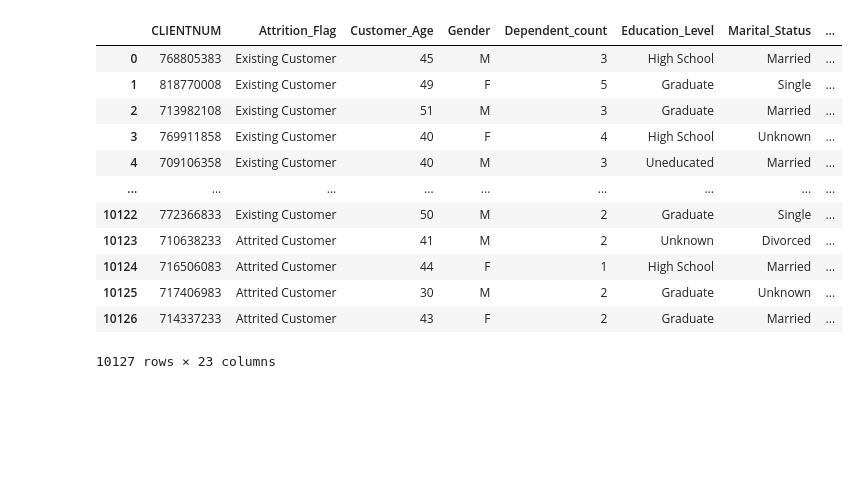
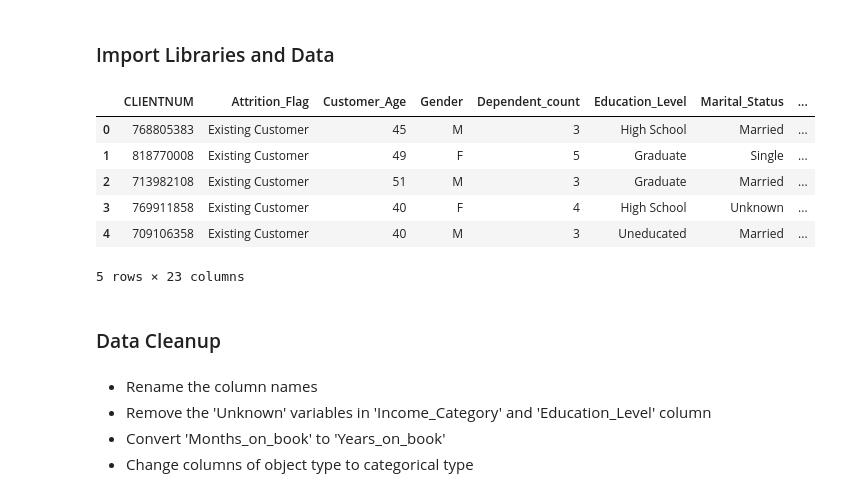
Before and after one commit to IvyYang90/credit_card_customer_project, a Jupyter notebook: 1_exploratory_data_analytics/1_EDA_Intro.ipynb, the cells around one changed output. Drawn from its saved outputs; the diff is of its cells as text; code cells hidden in the pictures; blank space fills up the shorter version.

```diff
--- a/1_exploratory_data_analytics/1_EDA_Intro.ipynb
+++ b/1_exploratory_data_analytics/1_EDA_Intro.ipynb
@@ -4,29 +43,31 @@
+# %% [markdown]
+### Import Libraries and Data
 # %%
 # Importing Libraries
 import ast
 import pandas as pd
 import seaborn as sns
 # from datasets import load_dataset
 import matplotlib.pyplot as plt
+import matplotlib.ticker as ticker
 
-# Loading Data
-# dataset = load_dataset('BankChurners.csv')
-# df = dataset['train'].to_pandas()
 
-# Data Cleanup
+# Reading Data
+df = pd.read_csv('/Users/yangchenqi/Desktop/credit_card_customer_project/BankChurners.csv')
 
-pd.read_csv('/Users/yangchenqi/Desktop/credit_card_customer_project/BankChurners.csv')
+df.head()
 # %% [output]
 |  | CLIENTNUM | Attrition_Flag | Customer_Age | Gender | Dependent_count | Education_Level | Marital_Status | ... |
 | 0 | 768805383 | Existing Customer | 45 | M | 3 | High School | Married | ... |
 | 1 | 818770008 | Existing Customer | 49 | F | 5 | Graduate | Single | ... |
 | 2 | 713982108 | Existing Customer | 51 | M | 3 | Graduate | Married | ... |
 | 3 | 769911858 | Existing Customer | 40 | F | 4 | High School | Unknown | ... |
 | 4 | 709106358 | Existing Customer | 40 | M | 3 | Uneducated | Married | ... |
-| ... | ... | ... | ... | ... | ... | ... | ... | ... |
-| 10122 | 772366833 | Existing Customer | 50 | M | 2 | Graduate | Single | ... |
-| 10123 | 710638233 | Attrited Customer | 41 | M | 2 | Unknown | Divorced | ... |
-| 10124 | 716506083 | Attrited Customer | 44 | F | 1 | High School | Married | ... |
-| 10125 | 717406983 | Attrited Customer | 30 | M | 2 | Graduate | Unknown | ... |
-| 10126 | 714337233 | Attrited Customer | 43 | F | 2 | Graduate | Married | ... |
-10127 rows × 23 columns
+5 rows × 23 columns
+# %% [markdown]
+### Data Cleanup
+# %% [markdown]
+- Rename the column names
+- Remove the 'Unknown' variables in 'Income_Category' and 'Education_Level' column
+- Convert 'Months_on_book' to 'Years_on_book'
+- Change columns of object type to categorical type
```
Also changed, not shown: parts of 27 cells of this notebook.
